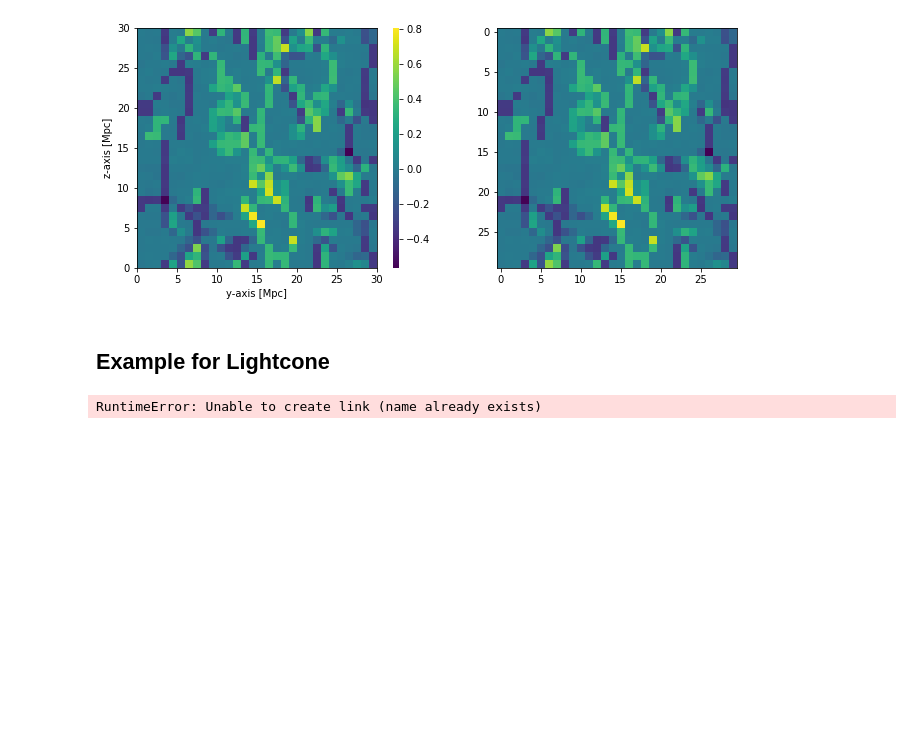
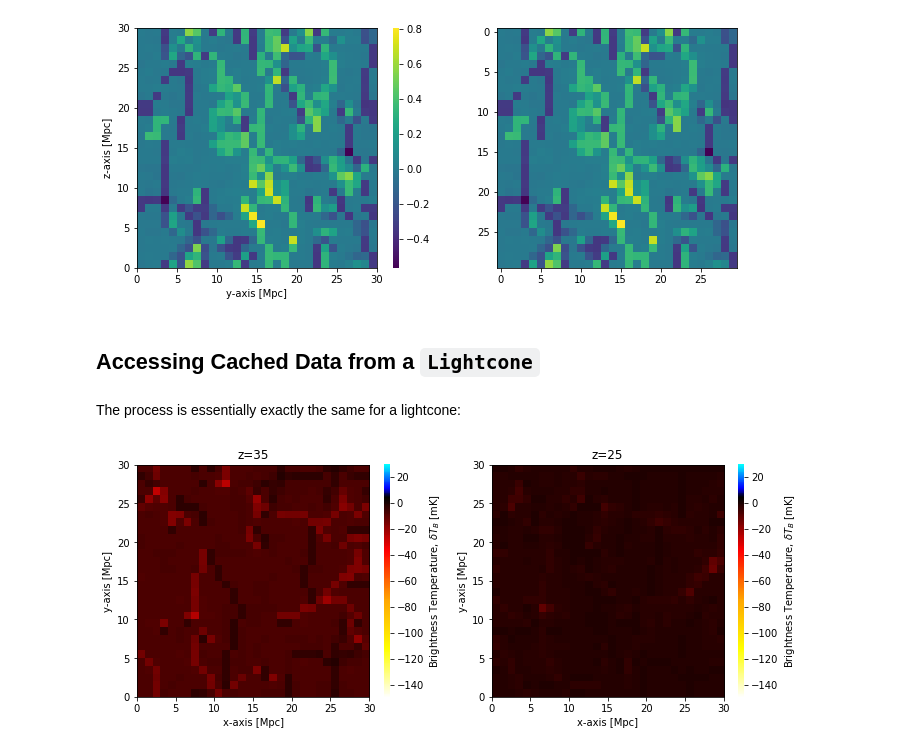
Before and after one commit to 21cmfast/21cmFAST, a Jupyter notebook: docs/tutorials/gather_data.ipynb, the cells around one changed output. Drawn from its saved outputs; the diff is of its cells as text; code cells hidden in the pictures; blank space fills up the shorter version.

```diff
--- a/docs/tutorials/gather_data.ipynb
+++ b/docs/tutorials/gather_data.ipynb
@@ -132,16 +122,19 @@ plt.tight_layout() #identical!
 <KeysViewHDF5 ['z25.00']>
 <KeysViewHDF5 ['z0.00']>
 [figure]
-# %% [markdown]
-## Example for Lightcone
-# %%
-filenameLC = "gathered_lightcone_data.h5"
-
-lightcone.gather(
-        fname=filenameLC,
-        kinds=("brightness_temp", "init"),
-        direc=folderdata,
-        )
-#here we save brightness_temp instead, now there'll be more than one z since it's a LC.
-# %% [output]
-RuntimeError: Unable to create link (name already exists)
+# %% [markdown]
+## Accessing Cached Data from a `Lightcone`
+# %% [markdown]
+The process is essentially exactly the same for a lightcone:
+# %%
+brightness_temp_z25 = lightcone.get_cached_data(redshift=25.0, kind='brightness_temp', load_data=True)
+brightness_temp_z35 = lightcone.get_cached_data(redshift=35.0, kind='brightness_temp', load_data=True)
+# %%
+fig, ax = plt.subplots(1,2, figsize=(10,4))
+plotting.coeval_sliceplot(brightness_temp_z35, ax=ax[0])
+ax[0].set_title("z=35")
+plotting.coeval_sliceplot(brightness_temp_z25, ax=ax[1])
+ax[1].set_title("z=25")
+plt.tight_layout();
+# %% [output]
+[figure, added]
```
Also changed, not shown: parts of 46 cells of this notebook.
